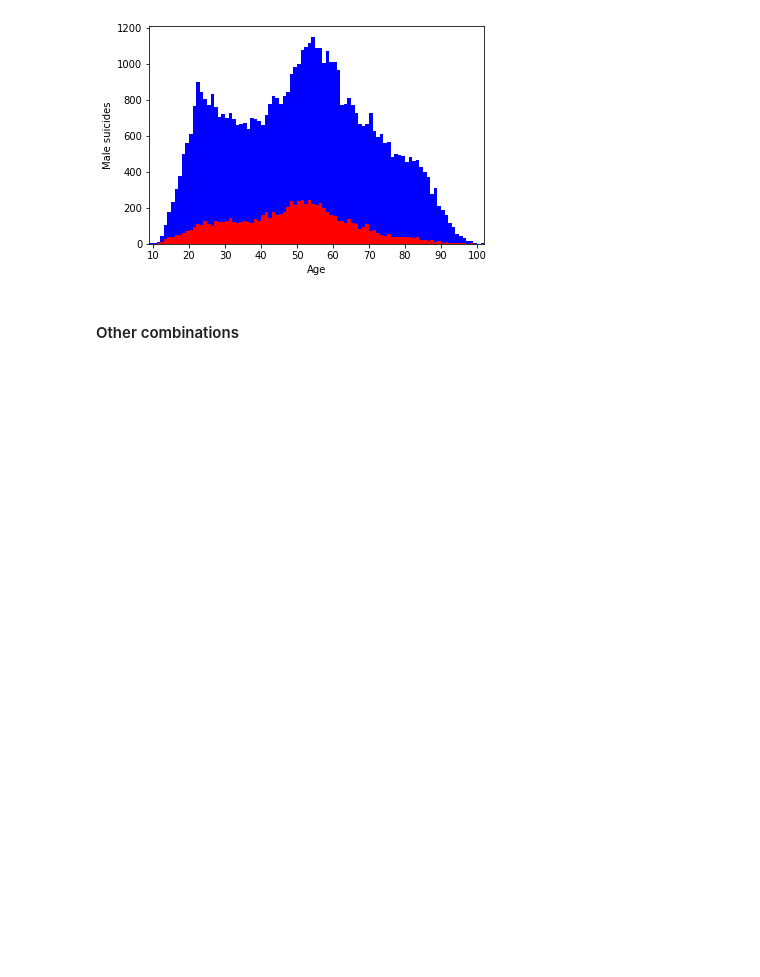
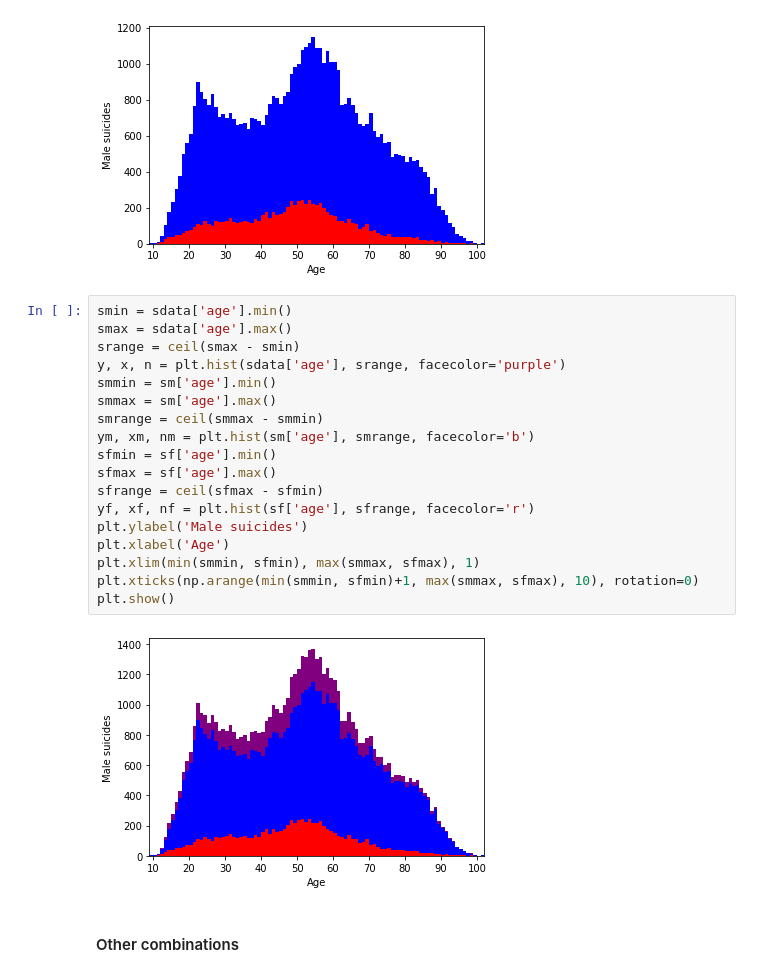
Before and after one commit to fleonemaia/gundata-usa, a Jupyter notebook: gundata.ipynb, the cells around one changed output. Drawn from its saved outputs; the diff is of its cells as text; blank space fills up the shorter version.

Commit message:
Visualization (sex/age)

```diff
--- a/gundata.ipynb
+++ b/gundata.ipynb
@@ -76,5 +76,25 @@ plt.xticks(np.arange(min(smmin, sfmin)+1, max(smmax, sfmax), 10), rotation=0)
 plt.show()
 # %% [output]
 [figure]
+# %%
+smin = sdata['age'].min()
+smax = sdata['age'].max()
+srange = ceil(smax - smin)
+y, x, n = plt.hist(sdata['age'], srange, facecolor='purple')
+smmin = sm['age'].min()
+smmax = sm['age'].max()
+smrange = ceil(smmax - smmin)
+ym, xm, nm = plt.hist(sm['age'], smrange, facecolor='b')
+sfmin = sf['age'].min()
+sfmax = sf['age'].max()
+sfrange = ceil(sfmax - sfmin)
+yf, xf, nf = plt.hist(sf['age'], sfrange, facecolor='r')
+plt.ylabel('Male suicides')
+plt.xlabel('Age')
+plt.xlim(min(smmin, sfmin), max(smmax, sfmax), 1)
+plt.xticks(np.arange(min(smmin, sfmin)+1, max(smmax, sfmax), 10), rotation=0)
+plt.show()
+# %% [output]
+[figure, added]
 # %% [markdown]
 #### Other combinations
```
